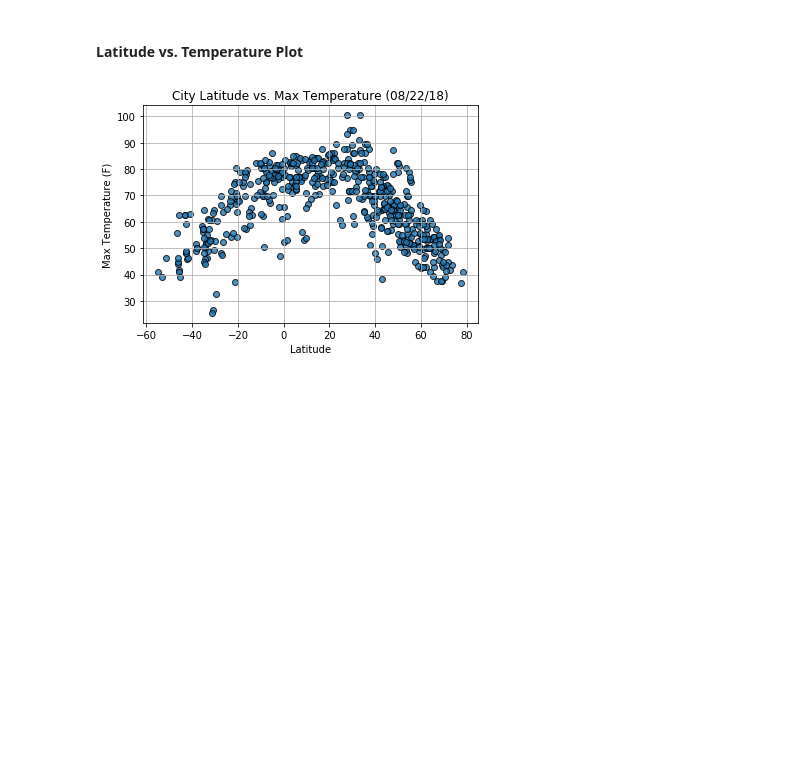
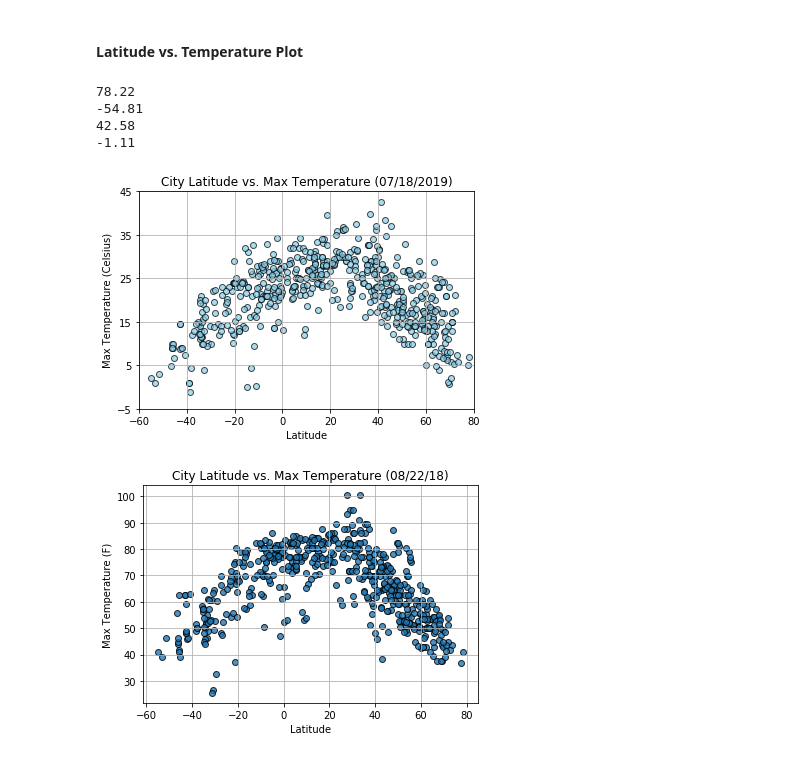
Before and after one commit to ngb1/HW6-Python-API, a Jupyter notebook: starter_code/WeatherPy_progress.ipynb, the cells around one changed output. Drawn from its saved outputs; the diff is of its cells as text; code cells hidden in the pictures; blank space fills up the shorter version.

```diff
--- a/starter_code/WeatherPy_progress.ipynb
+++ b/starter_code/WeatherPy_progress.ipynb
@@ -153,0 +171,3 @@ dtype: int64
+# %%
+weather_pd = pd.DataFrame(weather_dict)
+weather_pd.head()
@@ -165,6 +259,48 @@ dtype: int64
 * Save the plotted figures as .pngs.
 # %% [markdown]
 #### Latitude vs. Temperature Plot
+# %%
+lat_max = weather_pd["Lat"].max()
+lat_min = weather_pd["Lat"].min()
+maxt_max = weather_pd["Max Temp"].max()
+maxt_min = weather_pd["Max Temp"].min()
+
+print(lat_max)
+print(lat_min)
+print(maxt_max)
+print(maxt_min)
+# %% [output]
+78.22
+-54.81
+42.58
+-1.11
+# %%
+# Build a scatter plot for each data type
+plt.scatter(x=weather_pd["Lat"], y=weather_pd["Max Temp"], marker="o", alpha=0.7,
+            edgecolors="black", facecolors="skyblue")
+
+# Incorporate the other graph properties
+#x = [-60,80]
+
+plt.ylim((maxt_min,maxt_max+1))
+plt.xlim((lat_min,lat_max+1))
+plt.yticks(np.arange(-5,45+1, 10.0))
+plt.xticks(np.arange(-60,90+1, 20.0))
+plt.grid(True)
+
+
+
+plt.title("City Latitude vs. Max Temperature (07/18/2019)")
+plt.ylabel("Max Temperature (Celsius)")
+plt.xlabel("Latitude")
+
+# Save the figure
+plt.savefig("MaxTemperatureInWorldCities.png")
+
+# Show plot
+plt.show()
+# %% [output]
+[figure, added]
 # %%
 # %% [output]
 [figure]
```
Also changed, not shown: parts of 13 cells of this notebook, 5 other files.
